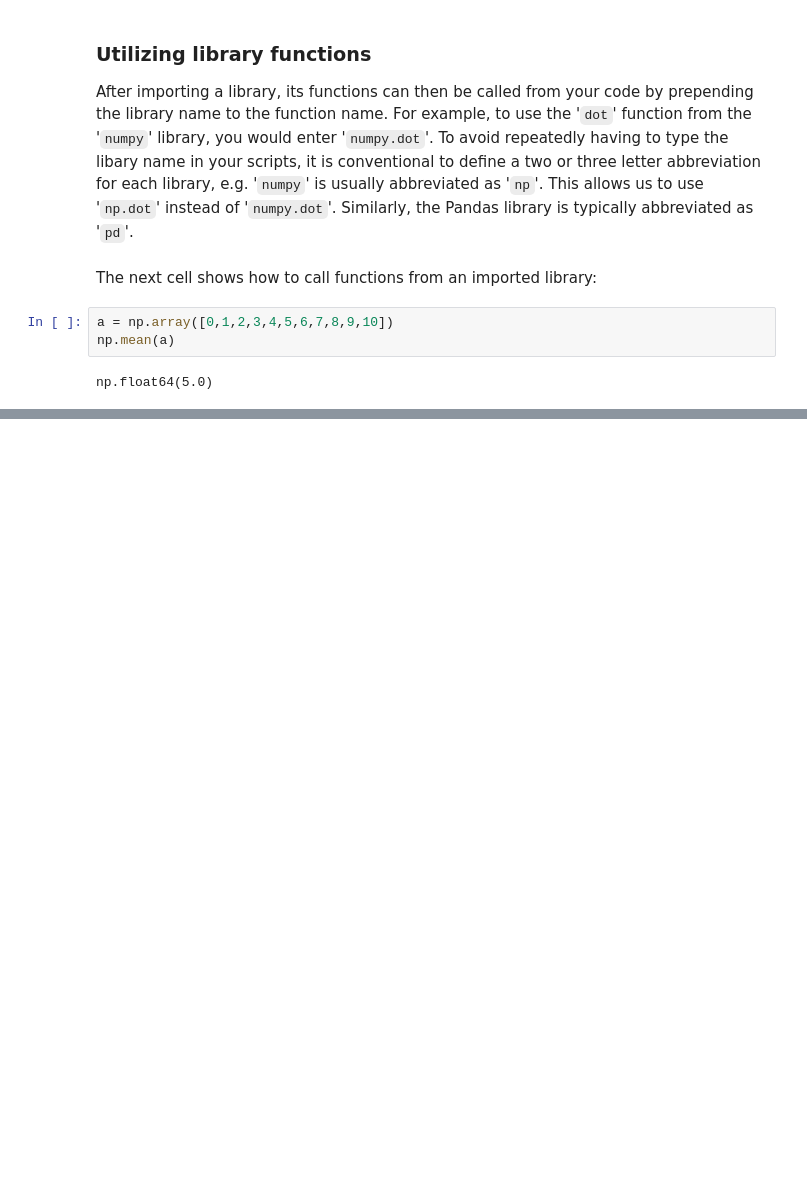
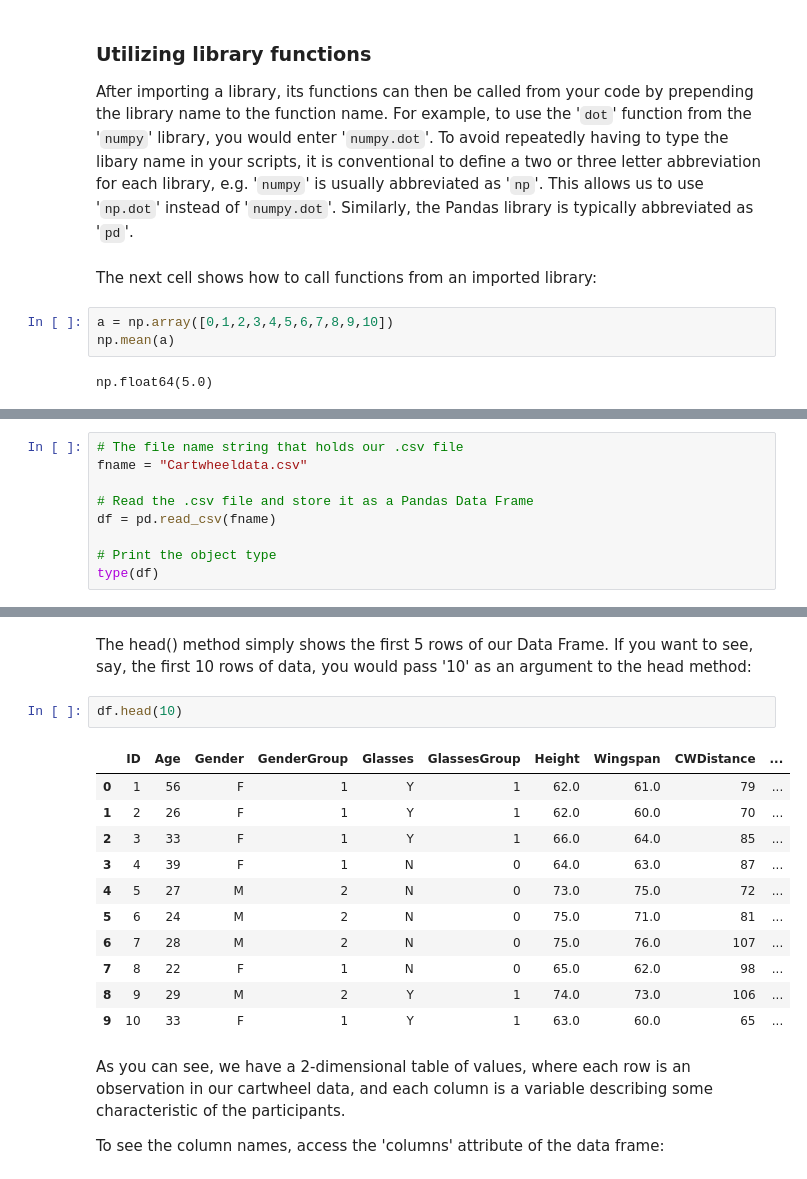
Before and after one commit to Ziad-Tamim/Understanding-and-Visualizing-Data-with-Python, a Jupyter notebook: Week 1 - introduction/libraries_data_managment.ipynb, the cells around one changed output, grey strips where cells are left out. Saved outputs shown, nothing was run; the diff lists cells and outputs as text; blank space fills up the shorter version.

```diff
--- a/Week 1 - introduction/libraries_data_managment.ipynb
+++ b/Week 1 - introduction/libraries_data_managment.ipynb
@@ -46,0 +328,9 @@ np.float64(5.0)
+# %%
+# The file name string that holds our .csv file
+fname = "Cartwheeldata.csv"
+
+# Read the .csv file and store it as a Pandas Data Frame
+df = pd.read_csv(fname)
+
+# Print the object type
+type(df)
@@ -46,0 +352,20 @@ np.float64(5.0)
+# %% [markdown]
+The head() method simply shows the first 5 rows of our Data Frame.  If you want to see, say, the first 10 rows of data, you would pass '10' as an argument to the head method:
+# %%
+df.head(10)
+# %% [output]
+|  | ID | Age | Gender | GenderGroup | Glasses | GlassesGroup | Height | Wingspan | CWDistance | ... |
+| 0 | 1 | 56 | F | 1 | Y | 1 | 62.0 | 61.0 | 79 | ... |
+| 1 | 2 | 26 | F | 1 | Y | 1 | 62.0 | 60.0 | 70 | ... |
+| 2 | 3 | 33 | F | 1 | Y | 1 | 66.0 | 64.0 | 85 | ... |
+| 3 | 4 | 39 | F | 1 | N | 0 | 64.0 | 63.0 | 87 | ... |
+| 4 | 5 | 27 | M | 2 | N | 0 | 73.0 | 75.0 | 72 | ... |
+| 5 | 6 | 24 | M | 2 | N | 0 | 75.0 | 71.0 | 81 | ... |
+| 6 | 7 | 28 | M | 2 | N | 0 | 75.0 | 76.0 | 107 | ... |
+| 7 | 8 | 22 | F | 1 | N | 0 | 65.0 | 62.0 | 98 | ... |
+| 8 | 9 | 29 | M | 2 | Y | 1 | 74.0 | 73.0 | 106 | ... |
+| 9 | 10 | 33 | F | 1 | Y | 1 | 63.0 | 60.0 | 65 | ... |
+# %% [markdown]
+As you can see, we have a 2-dimensional table of values, where each row is an observation in our cartwheel data, and each column is a variable describing some characteristic of the participants.
+
+To see the column names, access the 'columns' attribute of the data frame:
```
Also changed, not shown: parts of 59 cells of this notebook, 13 other files.
